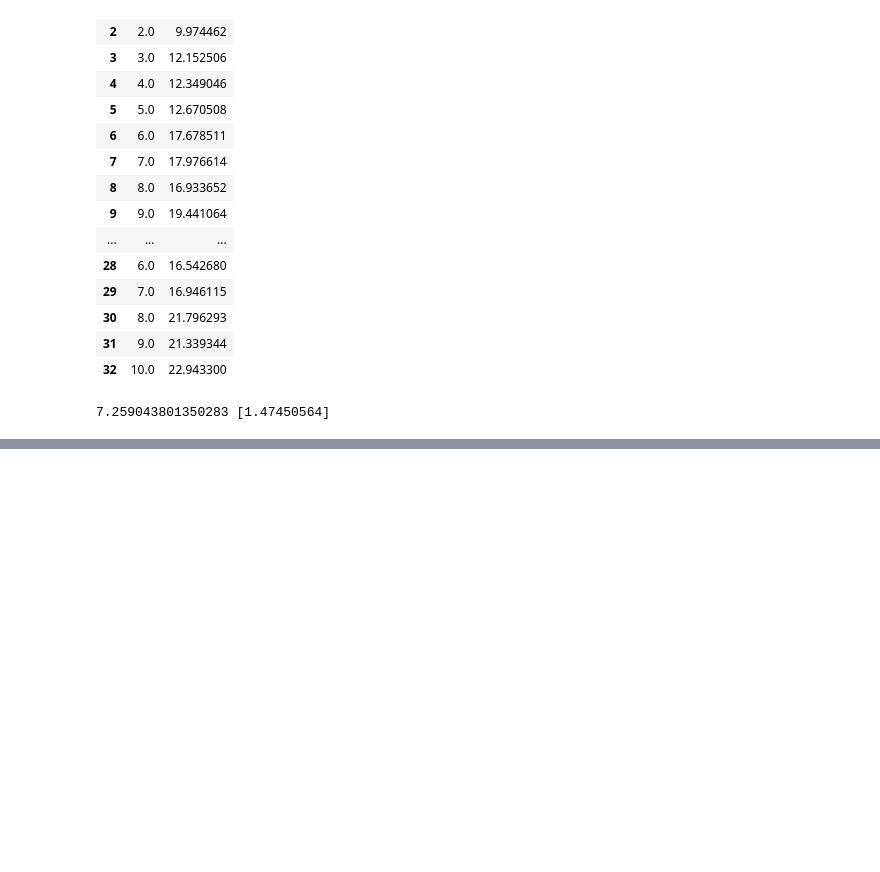
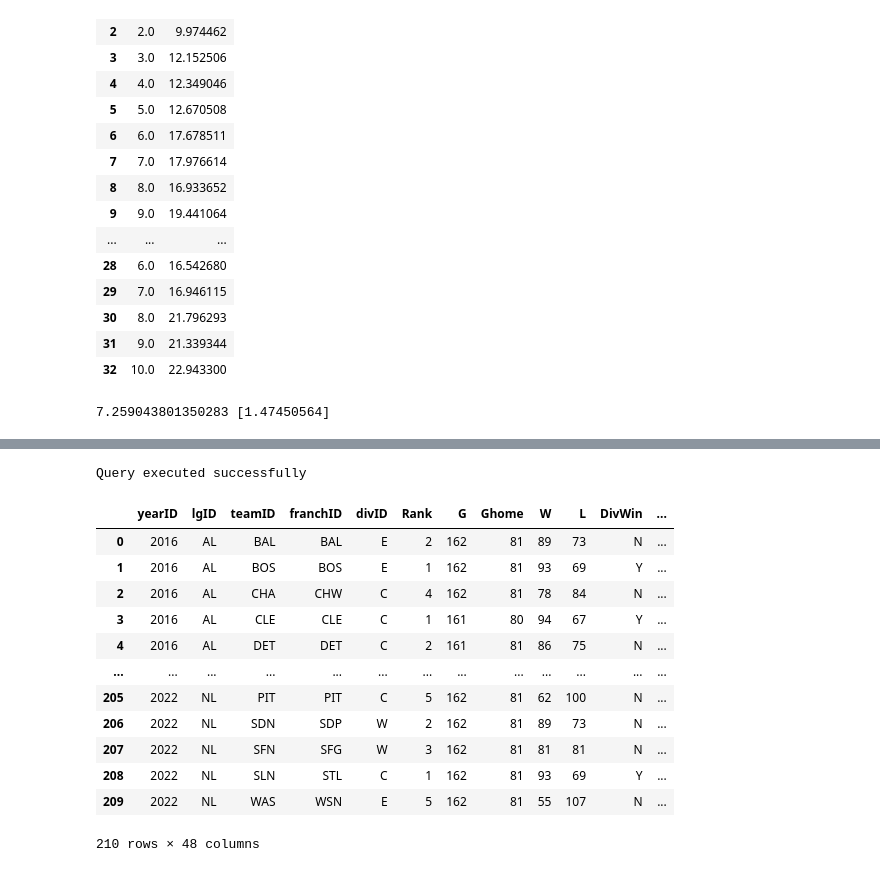
Before and after one commit to ewarren38/HW5_WarrenE, a Jupyter notebook: HW5_WarrenE.ipynb, the cells around one changed output, grey strips where cells are left out. Saved outputs shown, nothing was run; the diff lists cells and outputs as text; code cells hidden in the pictures; blank space fills up the shorter version.

```diff
--- a/HW5_WarrenE.ipynb
+++ b/HW5_WarrenE.ipynb
@@ -102,0 +128,36 @@ beta_est.plot.hist()
+# %%
+#Make a querying function
+def execute_query(connection, query):
+    cursor = connection.cursor()
+    try:
+      cursor.execute(query)
+      print("Query executed successfully")
+    except Error as e:
+      print(f"The error {e} occurred")
+    cursor.close()
+# %%
+#all the teams that played in the year 2015 with all of the corresponding columns from the Teams table.
+get_2015_teams = '''
+  SELECT *
+  FROM Teams
+  WHERE yearID > 2015
+  '''
+execute_query(con, get_2015_teams)
+
+teams_2015 = pd.read_sql(get_2015_teams, con)
+teams_2015
+# %% [output]
+Query executed successfully
+|  | yearID | lgID | teamID | franchID | divID | Rank | G | Ghome | W | L | DivWin | ... |
+| 0 | 2016 | AL | BAL | BAL | E | 2 | 162 | 81 | 89 | 73 | N | ... |
+| 1 | 2016 | AL | BOS | BOS | E | 1 | 162 | 81 | 93 | 69 | Y | ... |
+| 2 | 2016 | AL | CHA | CHW | C | 4 | 162 | 81 | 78 | 84 | N | ... |
+| 3 | 2016 | AL | CLE | CLE | C | 1 | 161 | 80 | 94 | 67 | Y | ... |
+| 4 | 2016 | AL | DET | DET | C | 2 | 161 | 81 | 86 | 75 | N | ... |
+| ... | ... | ... | ... | ... | ... | ... | ... | ... | ... | ... | ... | ... |
+| 205 | 2022 | NL | PIT | PIT | C | 5 | 162 | 81 | 62 | 100 | N | ... |
+| 206 | 2022 | NL | SDN | SDP | W | 2 | 162 | 81 | 89 | 73 | N | ... |
+| 207 | 2022 | NL | SFN | SFG | W | 3 | 162 | 81 | 81 | 81 | N | ... |
+| 208 | 2022 | NL | SLN | STL | C | 1 | 162 | 81 | 93 | 69 | Y | ... |
+| 209 | 2022 | NL | WAS | WSN | E | 5 | 162 | 81 | 55 | 107 | N | ... |
+210 rows × 48 columns
```
Also changed, not shown: parts of 11 cells of this notebook.
